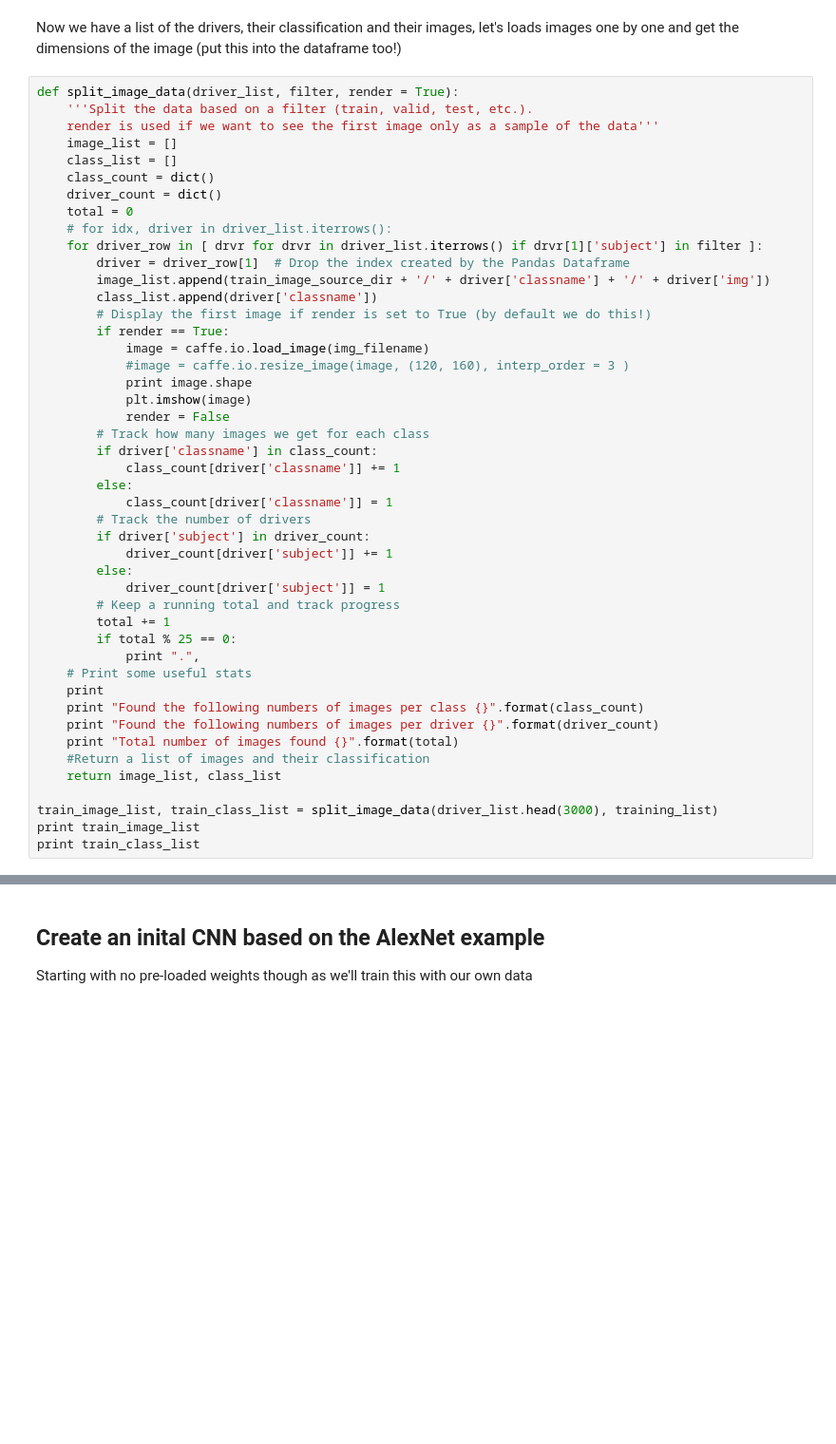
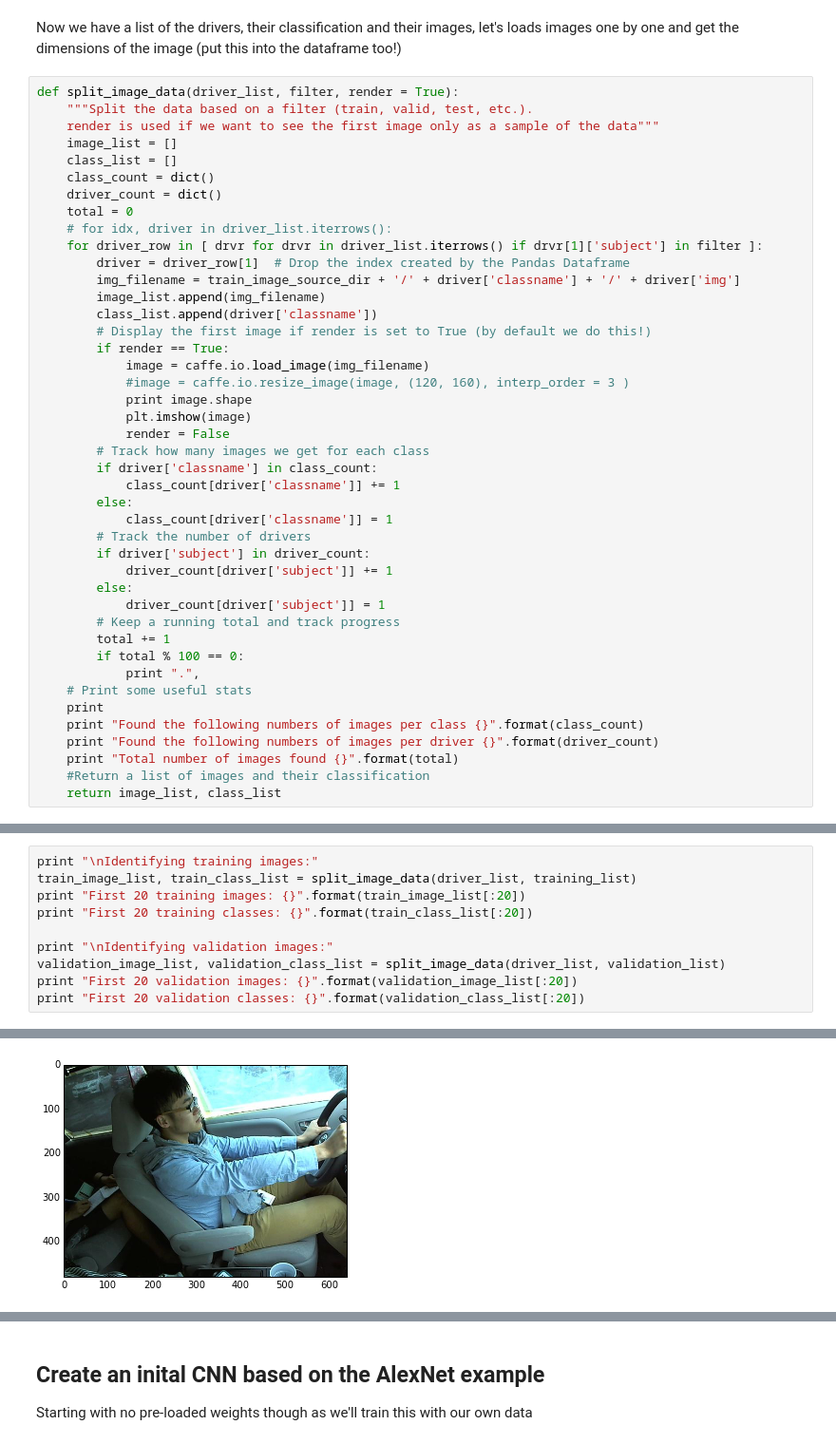
Before and after one commit to markstrefford/state-farm, a Jupyter notebook: state-farm.ipynb, the cells around one changed output, grey strips where cells are left out. Shown at 95% size. Drawn from its saved outputs; the diff is of its cells as text; blank space fills up the shorter version.

```diff
--- a/state-farm.ipynb
+++ b/state-farm.ipynb
@@ -77,8 +78,8 @@ Now we have a list of the drivers, their classification and their images, let's
 and get the dimensions of the image (put this into the dataframe too!)
 # %%
 def split_image_data(driver_list, filter, render = True):
-    '''Split the data based on a filter (train, valid, test, etc.).
-    render is used if we want to see the first image only as a sample of the data'''
+    """Split the data based on a filter (train, valid, test, etc.).
+    render is used if we want to see the first image only as a sample of the data"""
     image_list = []
     class_list = []
     class_count = dict()
@@ -87,7 +88,8 @@ def split_image_data(driver_list, filter, render = True):
     # for idx, driver in driver_list.iterrows():
     for driver_row in [ drvr for drvr in driver_list.iterrows() if drvr[1]['subject'] in filter ]:
         driver = driver_row[1]  # Drop the index created by the Pandas Dataframe
-        image_list.append(train_image_source_dir + '/' + driver['classname'] + '/' + driver['img'])
+        img_filename = train_image_source_dir + '/' + driver['classname'] + '/' + driver['img']
+        image_list.append(img_filename)
         class_list.append(driver['classname'])
         # Display the first image if render is set to True (by default we do this!)
         if render == True:
@@ -108,7 +110,7 @@ def split_image_data(driver_list, filter, render = True):
             driver_count[driver['subject']] = 1
         # Keep a running total and track progress
         total += 1
-        if total % 25 == 0:
+        if total % 100 == 0:
             print ".",
     # Print some useful stats
     print
@@ -117,7 +119,3 @@ def split_image_data(driver_list, filter, render = True):
     print "Total number of images found {}".format(total)
     #Return a list of images and their classification
     return image_list, class_list
-
-train_image_list, train_class_list = split_image_data(driver_list.head(3000), training_list)
-print train_image_list
-print train_class_list
@@ -132,0 +122,11 @@ Total number of images found 3000
+# %%
+print "\nIdentifying training images:"
+train_image_list, train_class_list = split_image_data(driver_list, training_list)
+print "First 20 training images: {}".format(train_image_list[:20])
+print "First 20 training classes: {}".format(train_class_list[:20])
+
+print "\nIdentifying validation images:"
+validation_image_list, validation_class_list = split_image_data(driver_list, validation_list)
+print "First 20 validation images: {}".format(validation_image_list[:20])
+print "First 20 validation classes: {}".format(validation_class_list[:20])
+# %% [output]
@@ -132,0 +150 @@ Total number of images found 3000
+[figure, added]
```
Also changed, not shown: parts of 8 cells of this notebook.
